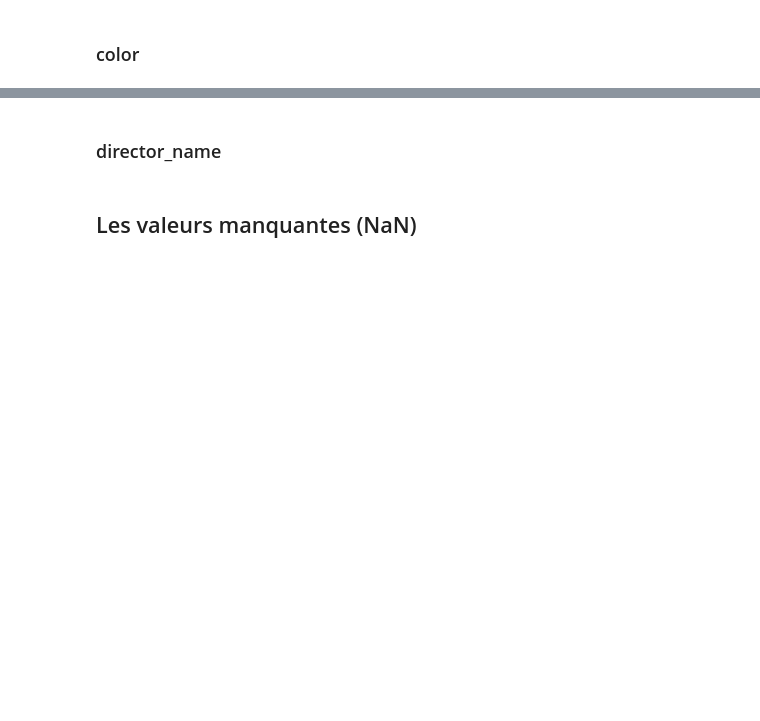
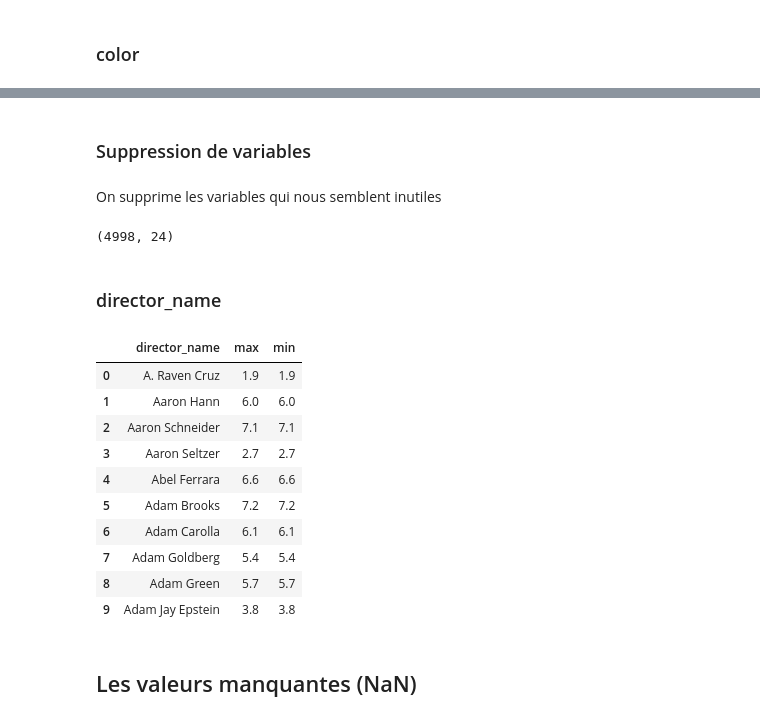
Before and after one commit to DROMZEE/imdb_5000_Movie_Dataset, a Jupyter notebook: cleaning.ipynb, the cells around one changed output, grey strips where cells are left out. Drawn from its saved outputs; the diff is of its cells as text; code cells hidden in the pictures; blank space fills up the shorter version.

```diff
--- a/cleaning.ipynb
+++ b/cleaning.ipynb
@@ -47,0 +72,4 @@ movie_data.groupby('color')['color'].count()
+# %% [markdown]
+### Suppression de variables
+# %% [markdown]
+On supprime les variables qui nous semblent inutiles
@@ -48,6 +82,22 @@ movie_data.groupby('color')['color'].count()
+# %%
+data.shape
+# %% [output]
+(4998, 24)
 # %% [markdown]
 ### director_name
 # %%
-imdb.groupby('director_name').imdb_score.agg(['max','min']).reset_index().head(10)
+data.groupby('director_name').imdb_score.agg(['max','min']).reset_index().head(10)
+# %% [output]
+|  | director_name | max | min |
+| 0 | A. Raven Cruz | 1.9 | 1.9 |
+| 1 | Aaron Hann | 6.0 | 6.0 |
+| 2 | Aaron Schneider | 7.1 | 7.1 |
+| 3 | Aaron Seltzer | 2.7 | 2.7 |
+| 4 | Abel Ferrara | 6.6 | 6.6 |
+| 5 | Adam Brooks | 7.2 | 7.2 |
+| 6 | Adam Carolla | 6.1 | 6.1 |
+| 7 | Adam Goldberg | 5.4 | 5.4 |
+| 8 | Adam Green | 5.7 | 5.7 |
+| 9 | Adam Jay Epstein | 3.8 | 3.8 |
 # %% [markdown]
 ## Les valeurs manquantes (NaN)
```
Also changed, not shown: parts of 41 cells of this notebook, 4 other files.
